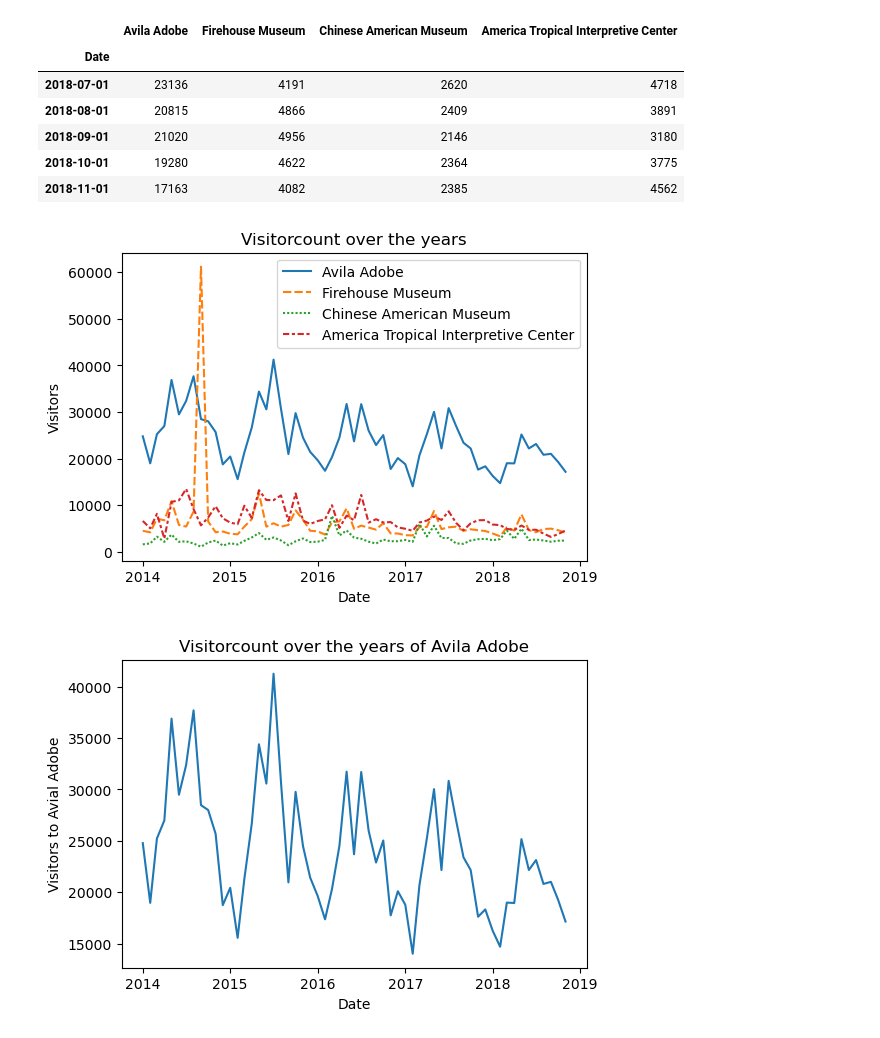
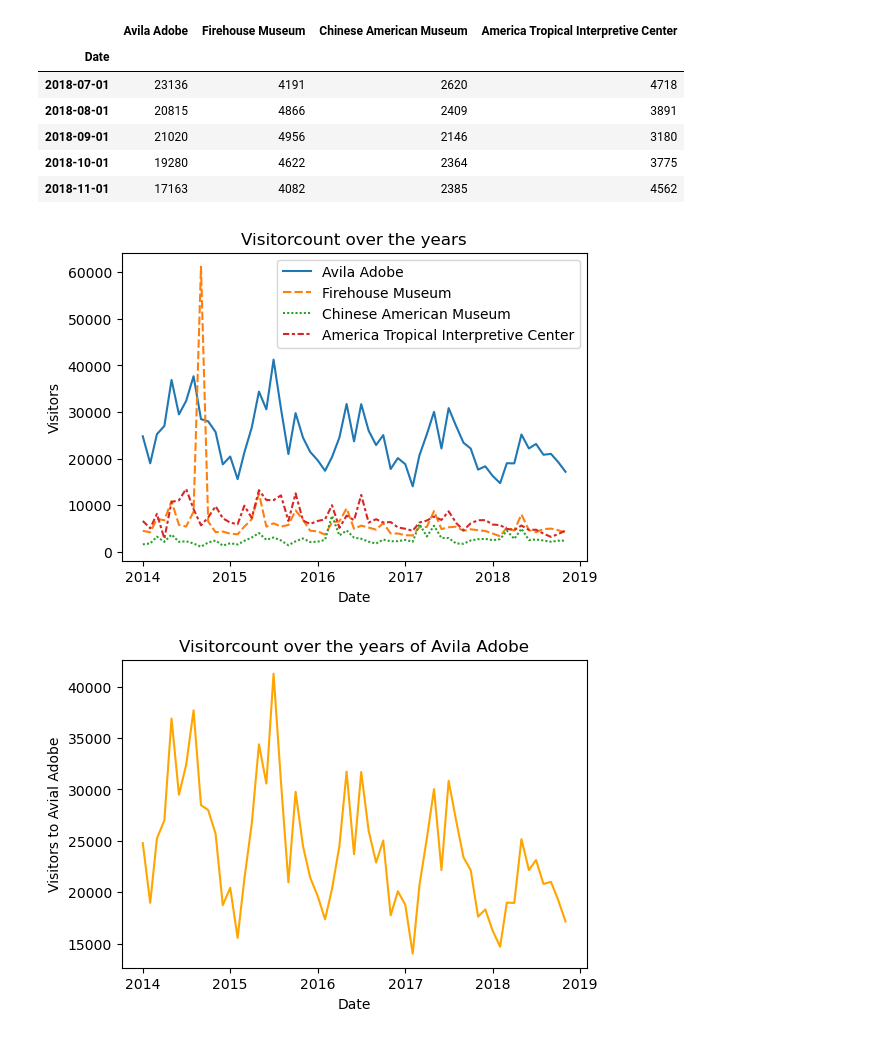
Before and after one commit to jci02/Data-Visualization, a Jupyter notebook: Line Charts.ipynb, the cells around one changed output. Saved outputs shown, nothing was run; the diff lists cells and outputs as text; code cells hidden in the pictures.

```diff
--- a/Line Charts.ipynb
+++ b/Line Charts.ipynb
@@ -126,15 +126,15 @@ In October 2018 how many more visitors did Avila Adobe receive than the Firehous
 # %%
 plt.figure(figsize=(6,4))
 sns.lineplot(data=museum_data)
 plt.title("Visitorcount over the years")
 plt.ylabel("Visitors")
 plt.show()
 
 plt.figure(figsize=(6,4))
-sns.lineplot(data=museum_data["Avila Adobe"])
+sns.lineplot(data=museum_data["Avila Adobe"],color="orange")
 plt.title("Visitorcount over the years of Avila Adobe")
 plt.ylabel("Visitors to Avial Adobe")
 plt.show()
 # %% [output]
 [figure]
-[figure, old version]
+[figure, new version]
```
